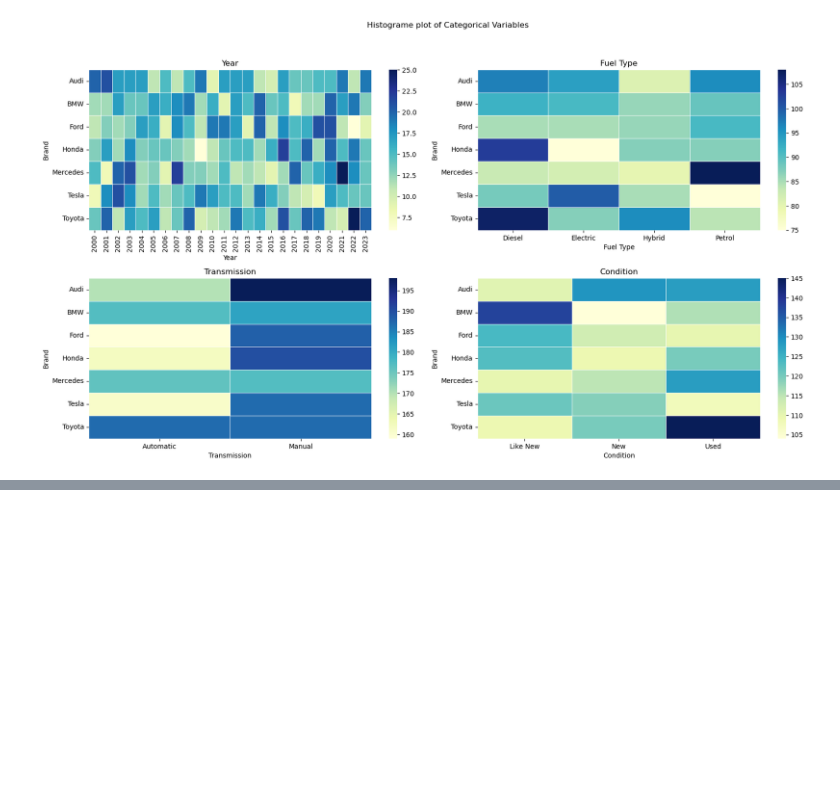
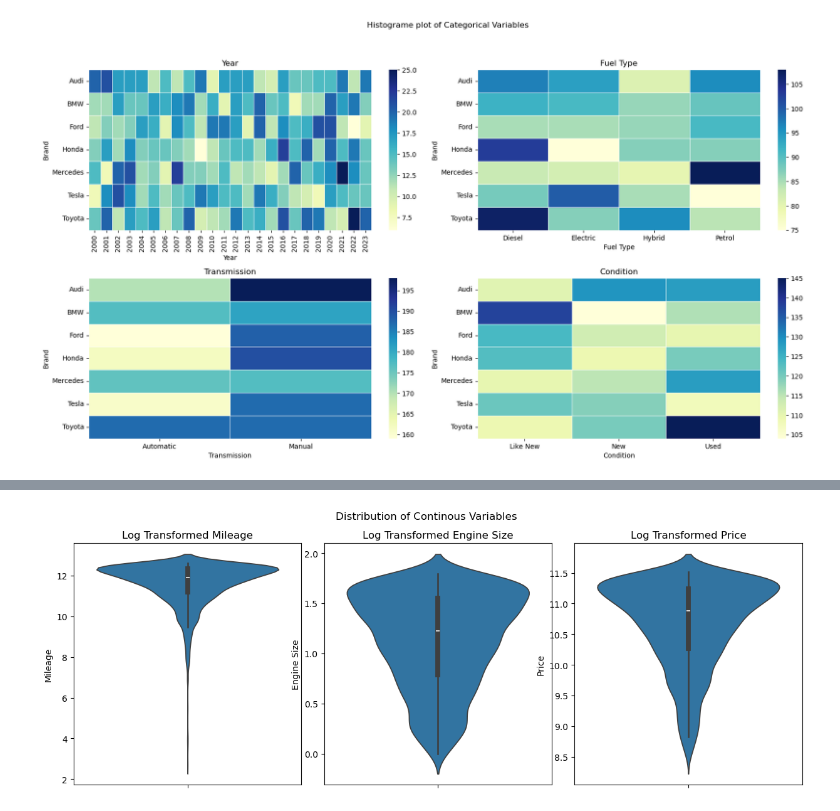
Before and after one commit to zakianazzum/car_price_prediction, a Jupyter notebook: test.ipynb, the cells around one changed output, grey strips where cells are left out. Saved outputs shown, nothing was run; the diff lists cells and outputs as text; code cells hidden in the pictures; blank space fills up the shorter version.

```diff
--- a/test.ipynb
+++ b/test.ipynb
@@ -265,0 +269,18 @@ plt.show()
+# %%
+fig, axes = plt.subplots(1,3, figsize=(15,5))
+fig.subplots_adjust(wspace=0.1, hspace=0.3)
+fig.suptitle('Distribution of Continous Variables', fontsize=12)
+axes = axes.ravel()
+
+for i, col in enumerate(con_col):
+    valid_data = df[col].dropna()
+
+    valid_data = valid_data[valid_data > 0]
+
+    log_transformed = np.log(valid_data)
+    sns.violinplot(log_transformed, ax=axes[i])
+    axes[i].set_title(f'Log Transformed {col}', fontsize=12)
+
+plt.show()
+# %% [output]
+[figure, added]
```
Also changed, not shown: parts of 12 cells of this notebook, 2 other files.
